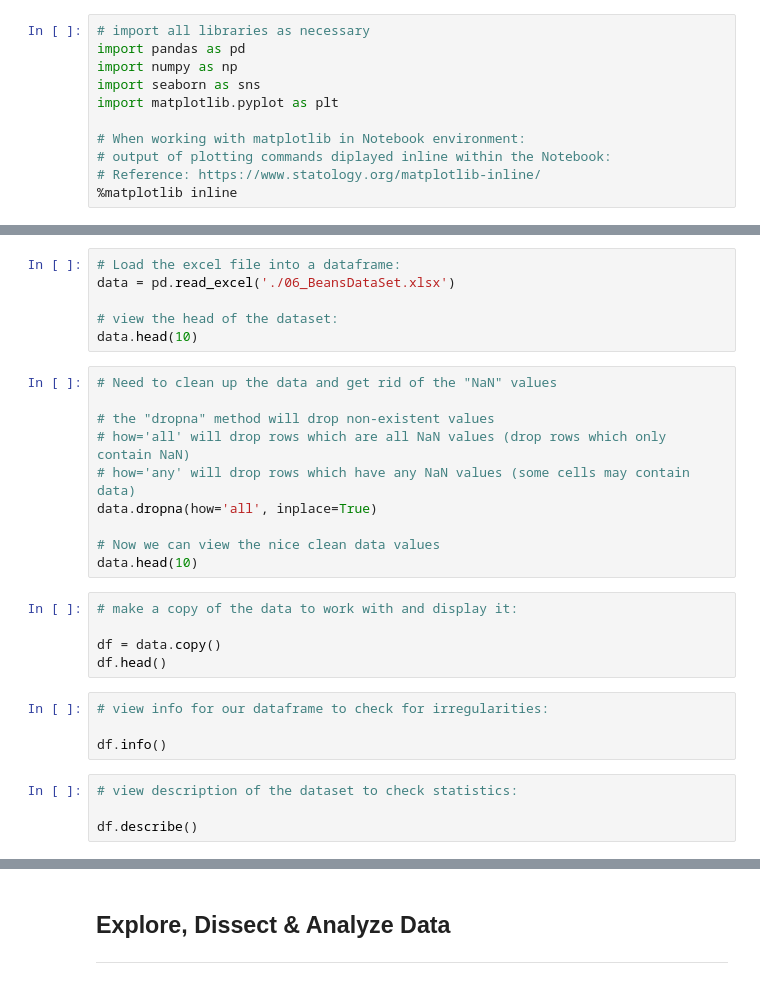
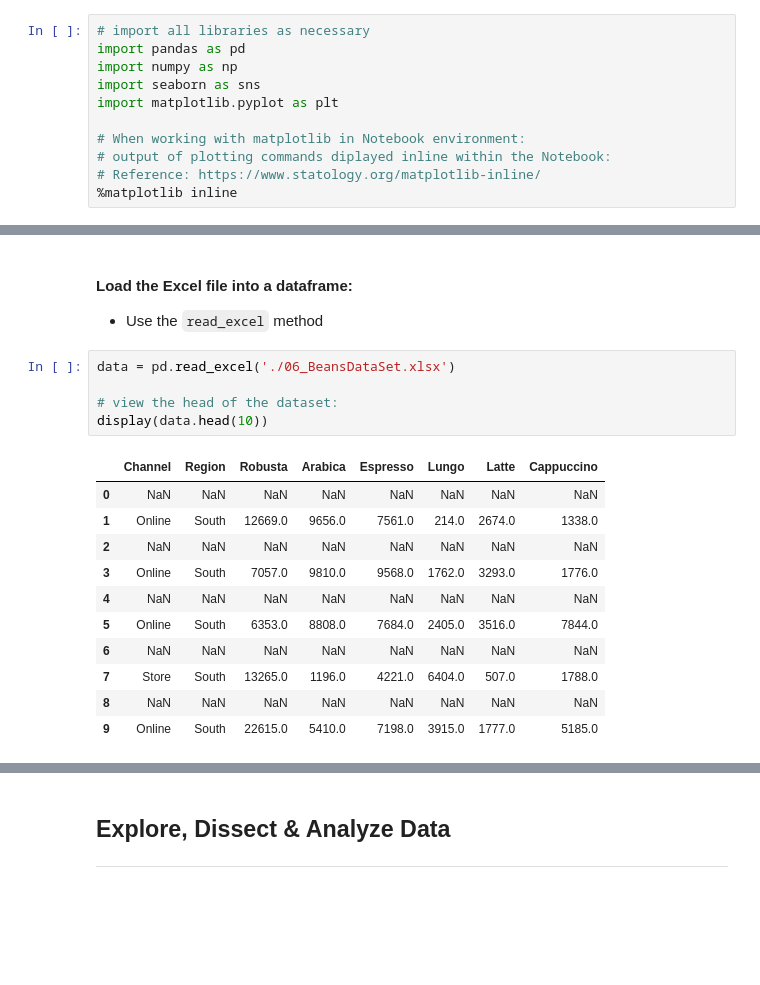
Before and after one commit to ADolbyB/data-science-python, a Jupyter notebook: 06_CaseStudy1/06_CaseStudy1.ipynb, the cells around one changed output, grey strips where cells are left out. Drawn from its saved outputs; the diff is of its cells as text; blank space fills up the shorter version.

```diff
--- a/06_CaseStudy1/06_CaseStudy1.ipynb
+++ b/06_CaseStudy1/06_CaseStudy1.ipynb
@@ -31,29 +35,20 @@ print(x1.sheet_names)
+# %% [markdown]
+#### Load the Excel file into a dataframe:
+ - Use the `read_excel` method
 # %%
-# Load the excel file into a dataframe:
 data = pd.read_excel('./06_BeansDataSet.xlsx')
 
 # view the head of the dataset:
-data.head(10)
+display(data.head(10))
+# %% [output]
+|  | Channel | Region | Robusta | Arabica | Espresso | Lungo | Latte | Cappuccino |
+| 0 | NaN | NaN | NaN | NaN | NaN | NaN | NaN | NaN |
+| 1 | Online | South | 12669.0 | 9656.0 | 7561.0 | 214.0 | 2674.0 | 1338.0 |
+| 2 | NaN | NaN | NaN | NaN | NaN | NaN | NaN | NaN |
+| 3 | Online | South | 7057.0 | 9810.0 | 9568.0 | 1762.0 | 3293.0 | 1776.0 |
+| 4 | NaN | NaN | NaN | NaN | NaN | NaN | NaN | NaN |
+| 5 | Online | South | 6353.0 | 8808.0 | 7684.0 | 2405.0 | 3516.0 | 7844.0 |
+| 6 | NaN | NaN | NaN | NaN | NaN | NaN | NaN | NaN |
+| 7 | Store | South | 13265.0 | 1196.0 | 4221.0 | 6404.0 | 507.0 | 1788.0 |
+| 8 | NaN | NaN | NaN | NaN | NaN | NaN | NaN | NaN |
+| 9 | Online | South | 22615.0 | 5410.0 | 7198.0 | 3915.0 | 1777.0 | 5185.0 |
-# %%
-# Need to clean up the data and get rid of the "NaN" values
-
-# the "dropna" method will drop non-existent values
-# how='all' will drop rows which are all NaN values (drop rows which only contain NaN)
-# how='any' will drop rows which have any NaN values (some cells may contain data)
-data.dropna(how='all', inplace=True)
-
-# Now we can view the nice clean data values
-data.head(10)
-# %%
-# make a copy of the data to work with and display it:
-
-df = data.copy()
-df.head()
-# %%
-# view info for our dataframe to check for irregularities:
-
-df.info()
-# %%
-# view description of the dataset to check statistics:
-
-df.describe()
```
Also changed, not shown: parts of 87 cells of this notebook.
